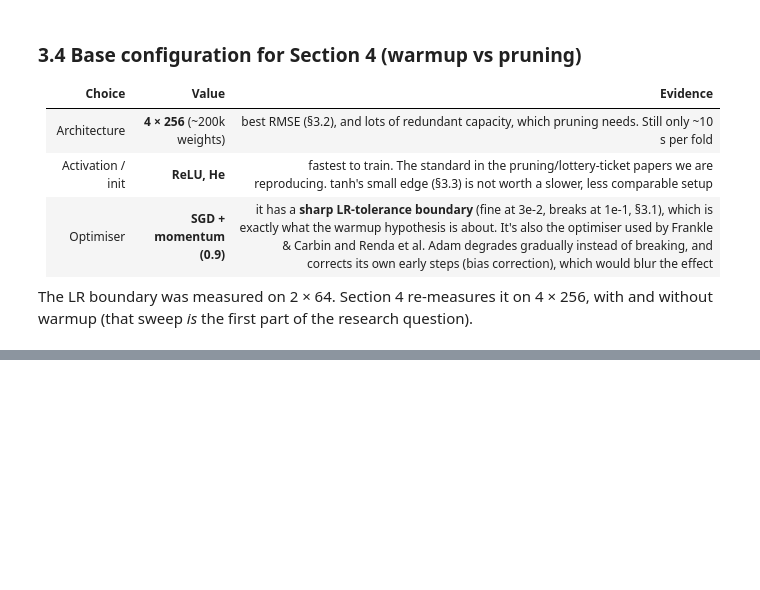
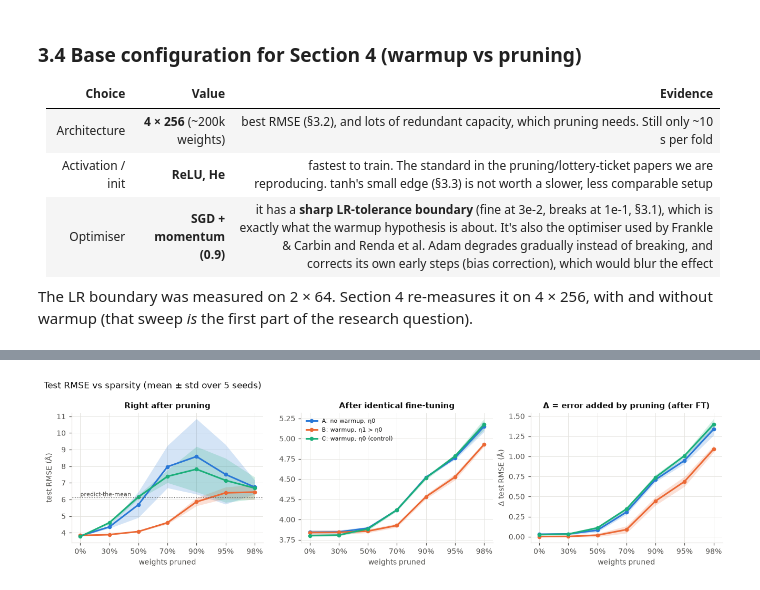
Before and after one commit to kyle-liebenberg/protein_folding_deviation_detection, a Jupyter notebook: notebooks/A1_protein_mlp.ipynb, the cells around one changed output, grey strips where cells are left out. Drawn from its saved outputs; the diff is of its cells as text; code cells hidden in the pictures; blank space fills up the shorter version.

```diff
--- a/notebooks/A1_protein_mlp.ipynb
+++ b/notebooks/A1_protein_mlp.ipynb
@@ -1039,0 +1149,9 @@ The LR boundary was measured on 2 × 64. Section 4 re-measures it on 4 × 256, w
+# %%
+pruning = prune_and_finetune(wp_data, conditions, rerun=RERUN)
+
+g = pruning.groupby(["condition", "sparsity"])
+pruning_summary = pd.DataFrame({
+    "before_ft": g["test_rmse_before_ft"].mean(), "after_ft": g["test_rmse_after_ft"].mean(),
+    "after_ft_std": g["test_rmse_after_ft"].std(), "delta": g["delta"].mean(), "delta_std": g["delta"].std(),
+})
+pruning_summary.round(3).unstack(0).swaplevel(axis=1).sort_index(axis=1)
@@ -1039,0 +1169,28 @@ The LR boundary was measured on 2 × 64. Section 4 re-measures it on 4 × 256, w
+# %%
+def sparsity_plot(results, metric, ax, names, colours, title):
+    x = np.arange(len(SPARSITIES))
+    for name in names:
+        r = results[results["condition"] == name].groupby("sparsity")[metric]
+        mean, std = r.mean().to_numpy(), r.std().to_numpy()
+        ax.plot(x, mean, color=colours[name], marker="o", markersize=4, label=name)
+        ax.fill_between(x, mean - std, mean + std, color=colours[name], alpha=0.2, linewidth=0)
+    ax.set_xticks(x, [f"{s:.0%}" for s in SPARSITIES])
+    ax.set_xlabel("weights pruned")
+    ax.set_title(title)
+
+colours = {A: BLUE, B: ORANGE, C: AQUA}
+fig, axes = plt.subplots(1, 3, figsize=(12, 3.4))
+sparsity_plot(pruning, "test_rmse_before_ft", axes[0], [A, B, C], colours, "Right after pruning")
+sparsity_plot(pruning, "test_rmse_after_ft", axes[1], [A, B, C], colours, "After identical fine-tuning")
+sparsity_plot(pruning, "delta", axes[2], [A, B, C], colours, "Δ = error added by pruning (after FT)")
+axes[0].axhline(6.136, color=TEXT_SECONDARY, linewidth=0.8, linestyle=":")
+axes[0].text(0, 6.2, "predict-the-mean", fontsize=7, color=TEXT_SECONDARY)
+axes[0].set_ylabel("test RMSE (Å)")
+axes[2].set_ylabel("Δ test RMSE (Å)")
+axes[1].legend(loc="upper left", fontsize=7)
+fig.suptitle("Test RMSE vs sparsity (mean ± std over 5 seeds)", x=0.01, ha="left")
+fig.tight_layout()
+plotting.save(fig, "pruning_vs_sparsity", "phase4")
+plt.show()
+# %% [output]
+[figure, added]
```
Also changed, not shown: parts of 20 cells of this notebook, 15 other files.
